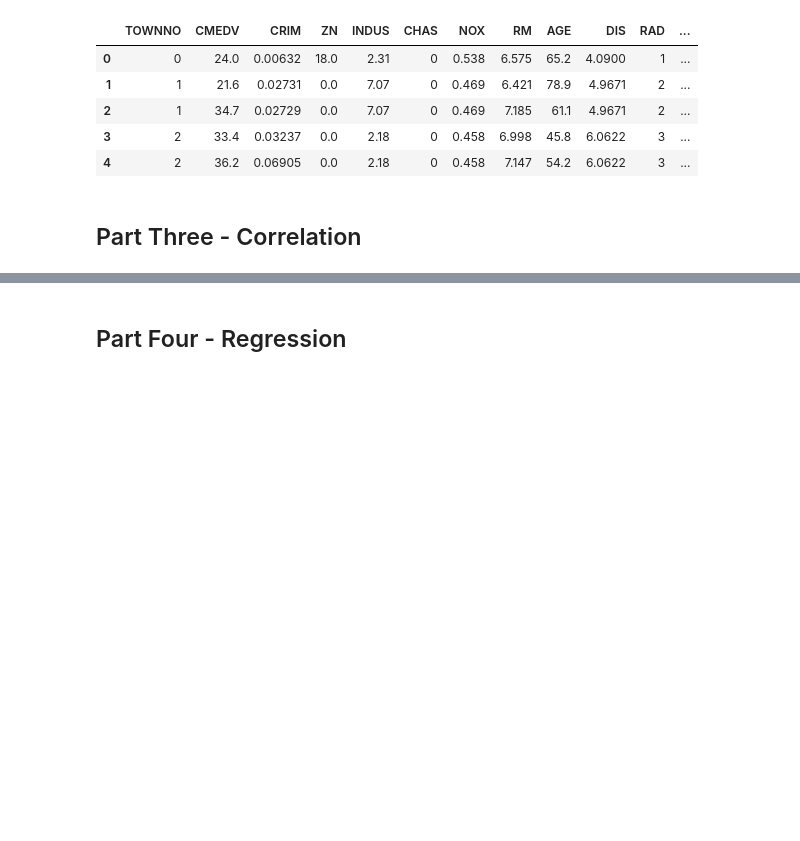
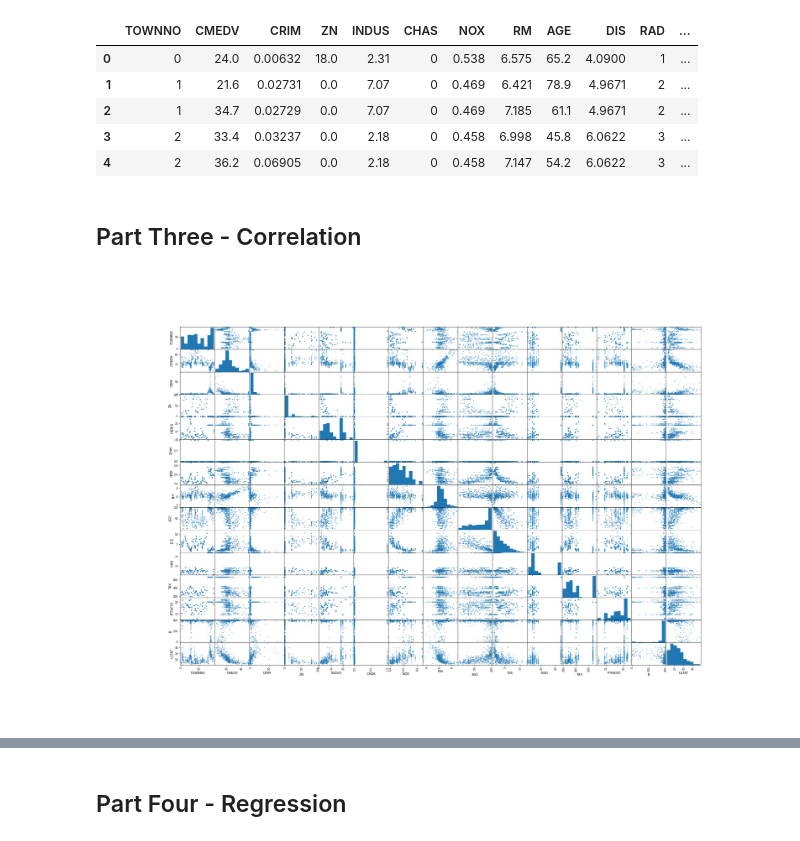
Before and after one commit to SamtheSaint/AIHACK21, a Jupyter notebook: boston.ipynb, the cells around one changed output, grey strips where cells are left out. Drawn from its saved outputs; the diff is of its cells as text; code cells hidden in the pictures; blank space fills up the shorter version.

Commit message:
display
Signed-off-by: Samuel Adekunle <me@samuel-adekunle.software>

```diff
--- a/boston.ipynb
+++ b/boston.ipynb
@@ -74,12 +74,19 @@ from sklearn.manifold import TSNE
 ## Part Three - Correlation
 # %%
 from pandas.plotting import scatter_matrix
+from IPython.display import display
+from PIL import Image
 import os
 
 # all pair plots
 if not os.path.exists("out/correlation.jpeg"):
     scatter_matrix(data, figsize=(30, 20))
-    plt.savefig("out/correlation.jpeg")
+    plt.savefig("out/correlation.jpeg", )
+else:
+    img = Image.open("out/correlation.jpeg")
+    display(img)
+# %% [output]
+[figure, added]
 # %%
 # pair plots with price
 for col in data.columns:
```
Also changed, not shown: parts of 1 cell of this notebook, 1 other file.
